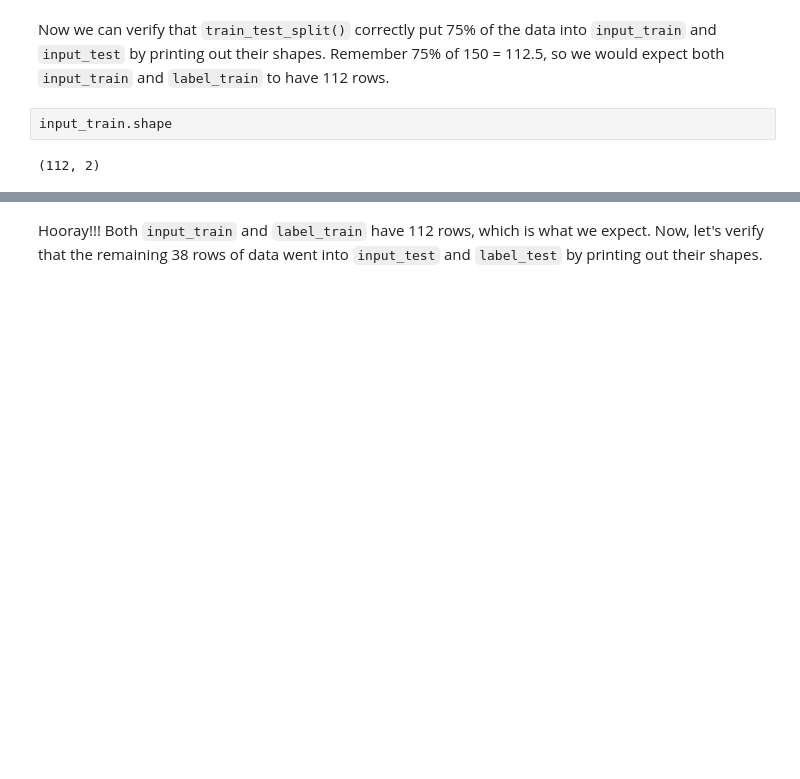
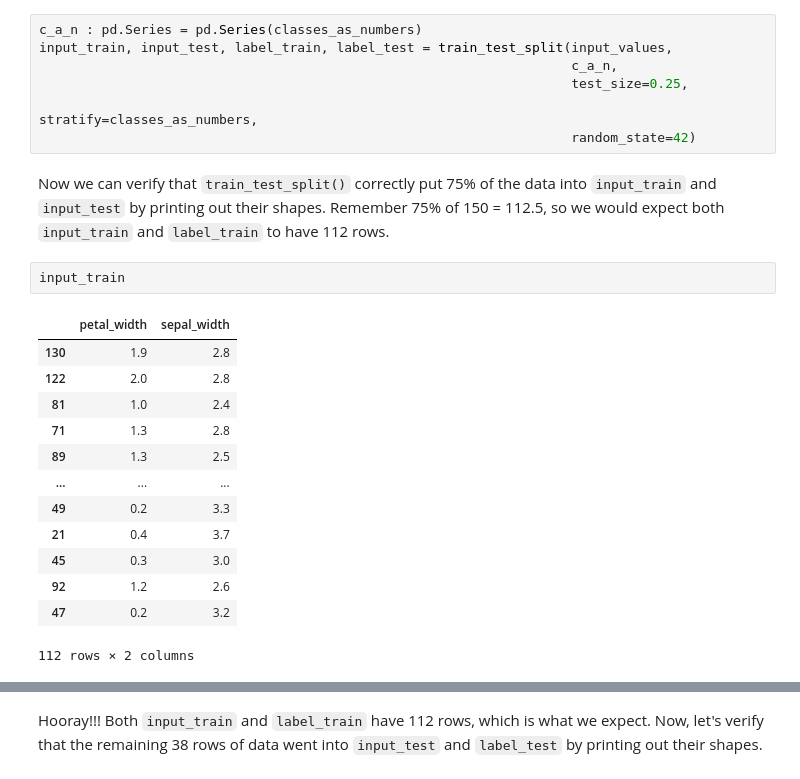
Before and after one commit to julienlibeert/signa, a Jupyter notebook: chapter_04/chapter_04_argmax_and_softmax.ipynb, the cells around one changed output, grey strips where cells are left out. Drawn from its saved outputs; the diff is of its cells as text; blank space fills up the shorter version.

```diff
--- a/chapter_04/chapter_04_argmax_and_softmax.ipynb
+++ b/chapter_04/chapter_04_argmax_and_softmax.ipynb
@@ -220,10 +220,29 @@ input_train, input_test, label_train, label_test = train_test_split(input_values
                                                                     test_size=0.25,
                                                                     stratify=classes_as_numbers,
                                                                     random_state=42)
+# %%
+c_a_n : pd.Series = pd.Series(classes_as_numbers)
+input_train, input_test, label_train, label_test = train_test_split(input_values,
+                                                                    c_a_n,
+                                                                    test_size=0.25,
+                                                                    stratify=classes_as_numbers,
+                                                                    random_state=42)
 # %% [markdown]
 Now we can verify that `train_test_split()` correctly put 75% of the data into `input_train` and `input_test` by printing out their shapes. Remember 75% of 150 = 112.5, so we would expect both `input_train` and `label_train` to have 112 rows.
 # %%
-input_train.shape
+input_train
 # %% [output]
+|  | petal_width | sepal_width |
+| 130 | 1.9 | 2.8 |
+| 122 | 2.0 | 2.8 |
+| 81 | 1.0 | 2.4 |
+| 71 | 1.3 | 2.8 |
+| 89 | 1.3 | 2.5 |
+| ... | ... | ... |
+| 49 | 0.2 | 3.3 |
+| 21 | 0.4 | 3.7 |
+| 45 | 0.3 | 3.0 |
+| 92 | 1.2 | 2.6 |
+| 47 | 0.2 | 3.2 |
-(112, 2)
+112 rows × 2 columns
 # %%
```
Also changed, not shown: parts of 10 cells of this notebook, 3 other files.
